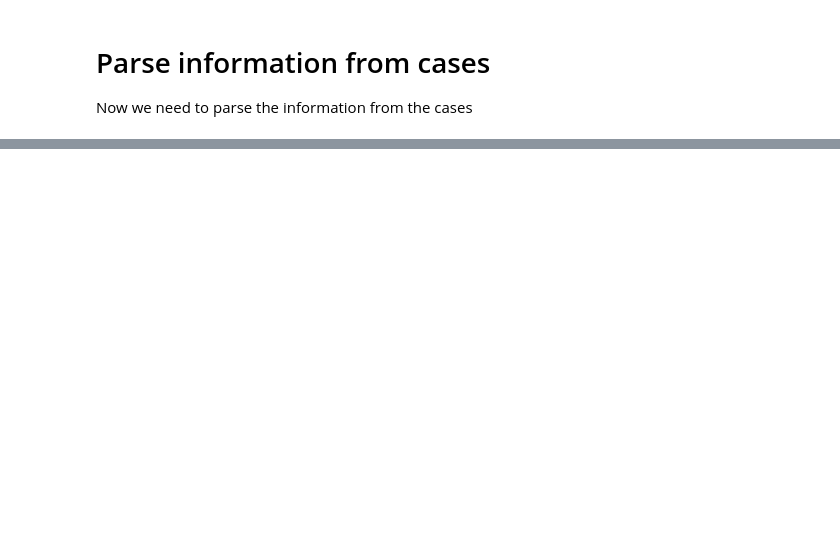
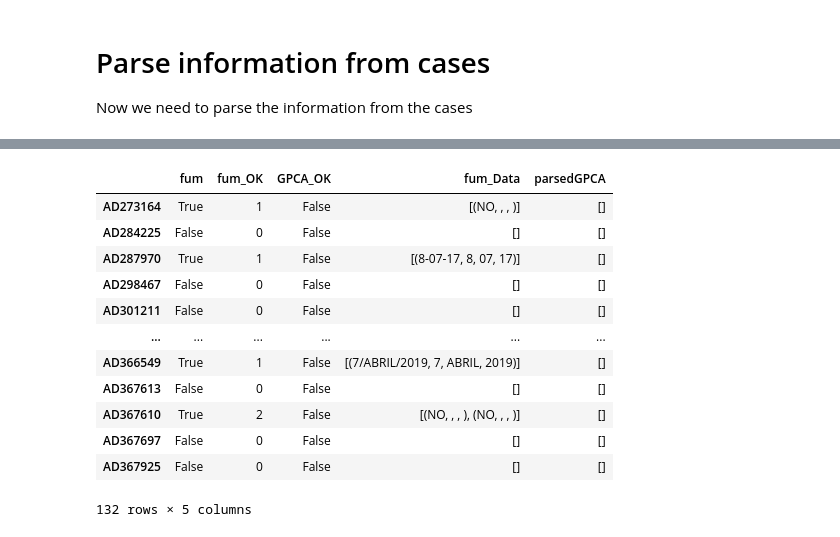
Before and after one commit to gbernardino/toolsCMRC, a Jupyter notebook: dataReader.ipynb, the cells around one changed output, grey strips where cells are left out. Saved outputs shown, nothing was run; the diff lists cells and outputs as text; code cells hidden in the pictures; blank space fills up the shorter version.

```diff
--- a/dataReader.ipynb
+++ b/dataReader.ipynb
@@ -160,0 +274,16 @@ for k, (case, pId) in tqdm.tqdm_notebook(interventionToCase.items()):
+# %%
+np.sum(dataGPAC_fumDF.GPCA_OK == 0), np.sum(dataGPAC_fumDF.GPCA_OK == 0)
+# %% [output]
+|  | fum | fum_OK | GPCA_OK | fum_Data | parsedGPCA |
+| AD273164 | True | 1 | False | [(NO, , , )] | [] |
+| AD284225 | False | 0 | False | [] | [] |
+| AD287970 | True | 1 | False | [(8-07-17, 8, 07, 17)] | [] |
+| AD298467 | False | 0 | False | [] | [] |
+| AD301211 | False | 0 | False | [] | [] |
+| ... | ... | ... | ... | ... | ... |
+| AD366549 | True | 1 | False | [(7/ABRIL/2019, 7, ABRIL, 2019)] | [] |
+| AD367613 | False | 0 | False | [] | [] |
+| AD367610 | True | 2 | False | [(NO, , , ), (NO, , , )] | [] |
+| AD367697 | False | 0 | False | [] | [] |
+| AD367925 | False | 0 | False | [] | [] |
+132 rows × 5 columns
```
Also changed, not shown: parts of 44 cells of this notebook.
